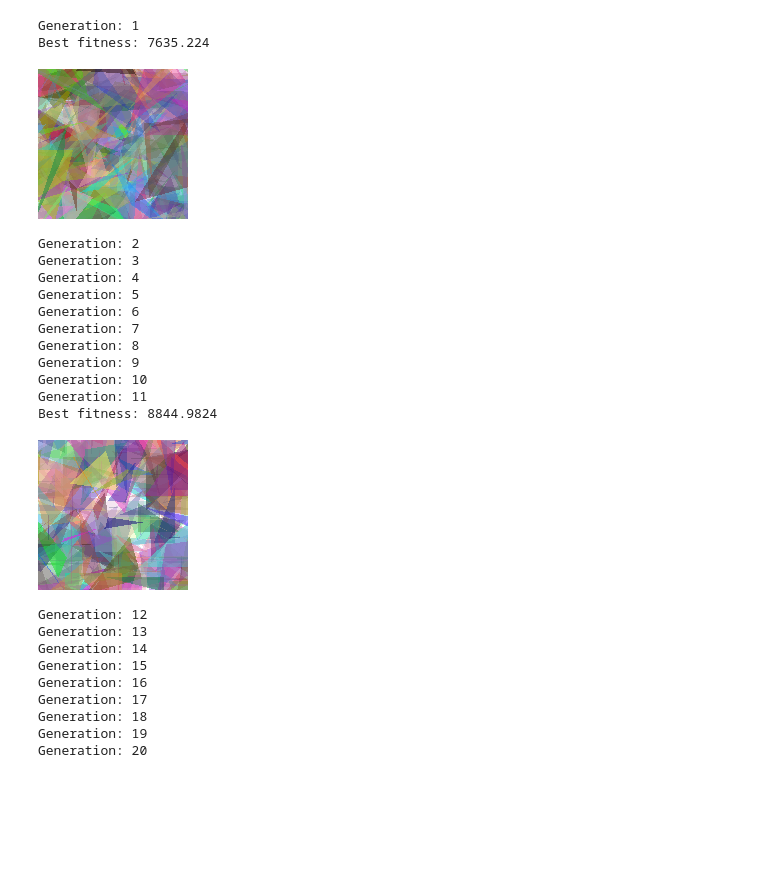
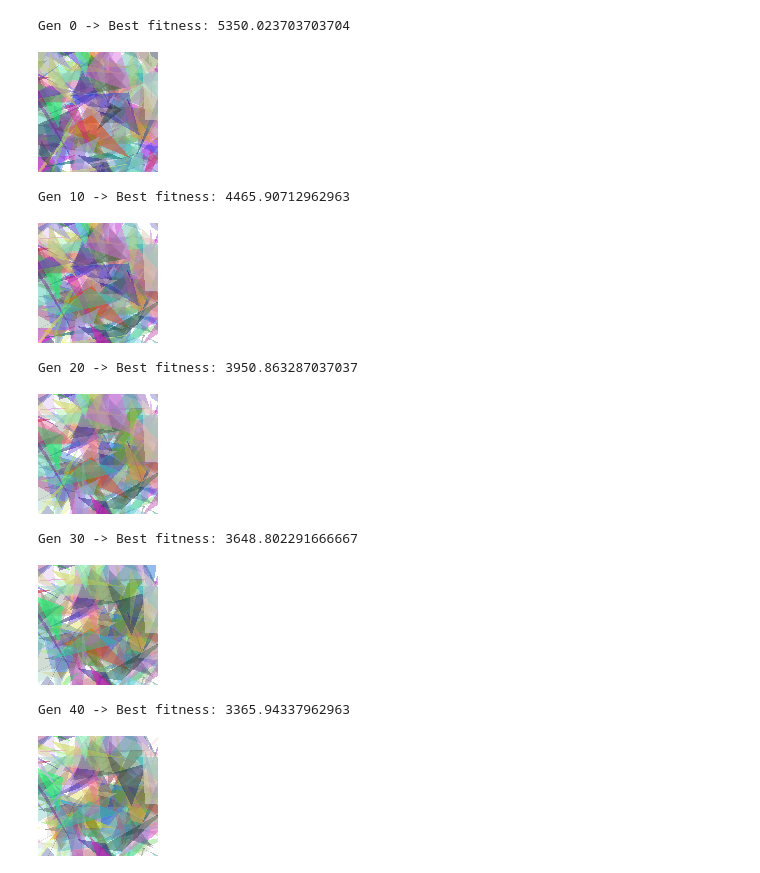
Before and after one commit to Finamore00/CI5438_Proyecto-Libre, a Jupyter notebook: testing.ipynb, the cells around one changed output. Drawn from its saved outputs; the diff is of its cells as text; code cells hidden in the pictures; blank space fills up the shorter version.

```diff
--- a/testing.ipynb
+++ b/testing.ipynb
@@ -3,32 +7,17 @@ from Genetic_Algorithm import Genetic_Algorithm
 # %%
-ga = Genetic_Algorithm(img_route='imgs/image1_s.jpg',
-                       population_size=30,
-                       gene_count=300,
-                       mutation_rate=0.1,
-                       max_iter=20,
-                       tournament_size=10)
+ga = Genetic_Algorithm(img_route='imgs/bulbasaur_s.jpg',
+                       population_size=40,
+                       gene_count=200,
+                       mutation_rate=0.01,
+                       max_iter=50)
 # %% [output]
-Generation: 1
-Best fitness: 7635.224
+Gen 0 -> Best fitness: 5350.023703703704
-[figure, old version]
+[figure, new version]
-Generation: 2
-Generation: 3
-Generation: 4
-Generation: 5
-Generation: 6
-Generation: 7
-Generation: 8
-Generation: 9
-Generation: 10
-Generation: 11
-Best fitness: 8844.9824
+Gen 10 -> Best fitness: 4465.90712962963
-[figure, old version]
+[figure, new version]
-Generation: 12
-Generation: 13
-Generation: 14
-Generation: 15
-Generation: 16
-Generation: 17
-Generation: 18
-Generation: 19
-Generation: 20
+Gen 20 -> Best fitness: 3950.863287037037
+[figure, added]
+Gen 30 -> Best fitness: 3648.802291666667
+[figure, added]
+Gen 40 -> Best fitness: 3365.94337962963
+[figure, added]
```
Also changed, not shown: parts of 5 cells of this notebook, 5 other files.
